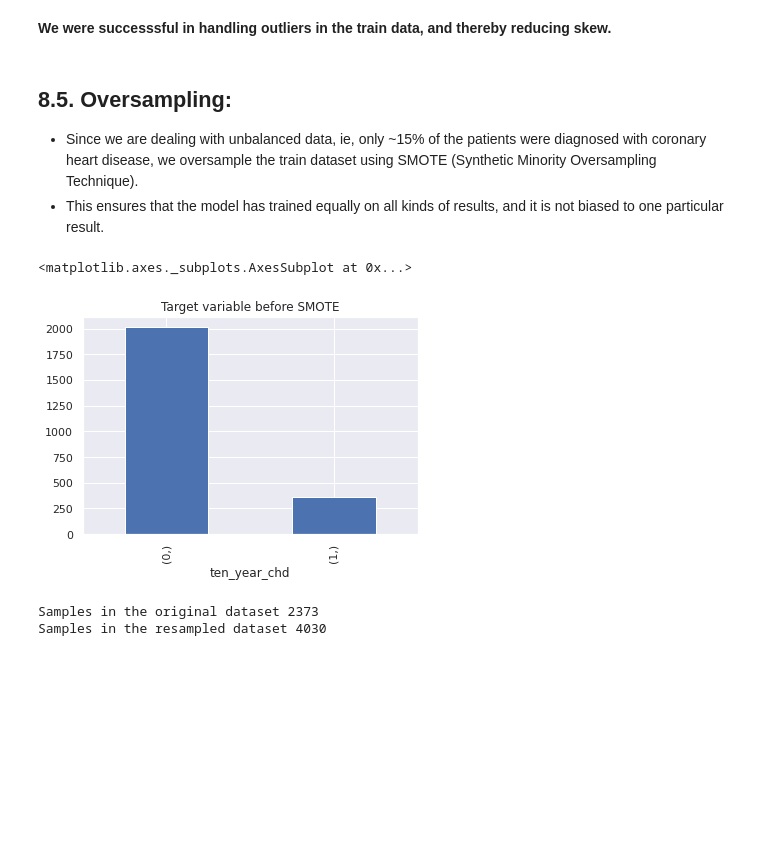
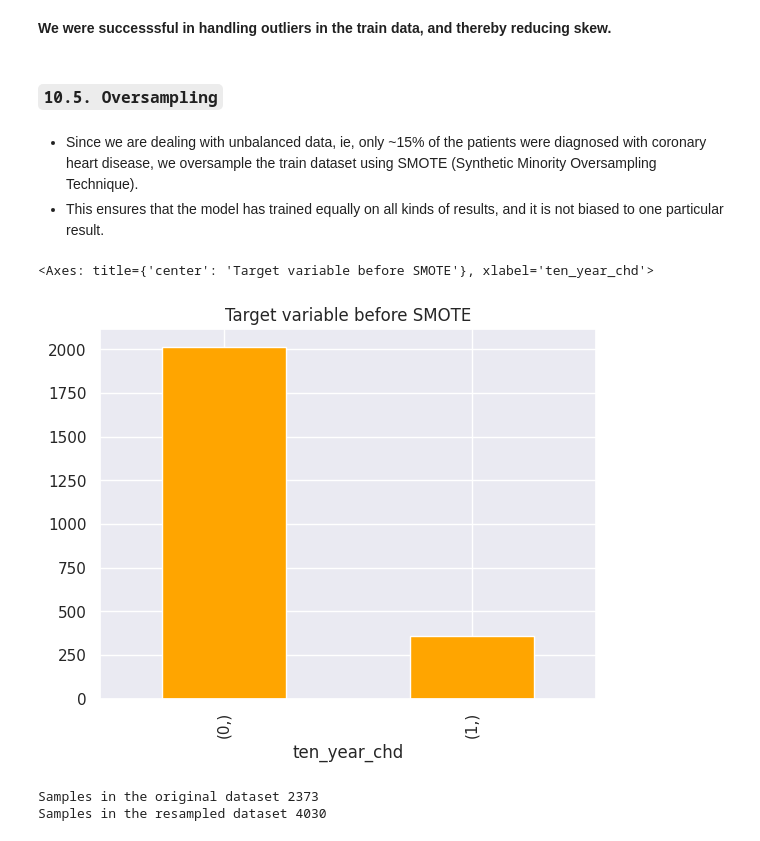
Before and after one commit to M123shashank/CP3_Cardiovascular-Risk-Prediction, a Jupyter notebook: Cardiovascular_Risk_Prediction.ipynb, the cells around one changed output. Cells and saved outputs as stored; diff of their text form; code cells hidden in the pictures; blank space fills up the shorter version.

```diff
--- a/Cardiovascular_Risk_Prediction.ipynb
+++ b/Cardiovascular_Risk_Prediction.ipynb
@@ -758,8 +768,7 @@ From the above resource, we also found that:
 * This happens when your heart isn’t pumping enough blood, which is seen in heart failure and certain heart valve diseases. It also happens when a person has been injured and lost a lot of blood or is bleeding internally.
 # %%
 # Creating a new column pulse_pressure
-# and dropping systolic_bp and diastolic_bp
 
-df['pulse_pressure'] = df['systolic_bp']-df['diastolic_bp']
-df.drop('systolic_bp',axis=1,inplace=True)
-df.drop('diastolic_bp',axis=1,inplace=True)
+cardio['pulse_pressure'] = cardio['systolic_bp']-cardio['diastolic_bp']
+cardio.drop('systolic_bp',axis=1,inplace=True)
+cardio.drop('diastolic_bp',axis=1,inplace=True)
@@ -861,6 +865,6 @@ p_values.plot.barh()
 # %%
 # dropping is_smoking
-df.drop('is_smoking',axis=1,inplace=True)
+cardio.drop('is_smoking',axis=1,inplace=True)
 # %%
 # dropping is smoking
 categorical_var.remove('is_smoking')
@@ -1012,0 +930,10 @@ y = df[dependent_var]
+# %%
+# Implementing log transformation on continuous variables
+
+cardio['age']                   = np.log10(cardio['age']+1)
+cardio['cigs_per_day']          = np.log10(cardio['cigs_per_day']+1)
+cardio['total_cholesterol']     = np.log10(cardio['total_cholesterol']+1)
+cardio['bmi']                   = np.log10(cardio['bmi']+1)
+cardio['heart_rate']            = np.log10(cardio['heart_rate']+1)
+cardio['glucose']               = np.log10(cardio['glucose']+1)
+cardio['pulse_pressure']        = np.log10(cardio['pulse_pressure']+1)
@@ -1012,0 +995,4 @@ y = df[dependent_var]
+# %%
+# Defining dependent and independent variables
+X = cardio.drop('ten_year_chd',axis=1)
+y = cardio[dependent_var]
@@ -1077,16 +1082,17 @@ pulse_pressure       0.270388
 dtype: float64
 # %% [markdown]
 **We were successsful in handling outliers in the train data, and thereby reducing skew.**
+# %% [markdown]
+### **`10.5. Oversampling`**
 # %% [markdown]
-## **8.5. Oversampling:**
 * Since we are dealing with unbalanced data, ie, only ~15% of the patients were diagnosed with coronary heart disease, we oversample the train dataset using SMOTE (Synthetic Minority Oversampling Technique).
 * This ensures that the model has trained equally on all kinds of results, and it is not biased to one particular result.
 # %%
 # visualize the target variable before SMOTE
-y_train.value_counts().plot(kind='bar', title='Target variable before SMOTE')
+y_train.value_counts().plot(kind='bar', title='Target variable before SMOTE', color= 'orange')
 # %% [output]
-<matplotlib.axes._subplots.AxesSubplot at 0x...>
+<Axes: title={'center': 'Target variable before SMOTE'}, xlabel='ten_year_chd'>
-[figure, old version]
+[figure, new version]
 # %%
 # Oversampling using SMOTE
 smote = SMOTE()
```
Also changed, not shown: parts of 263 cells of this notebook.
